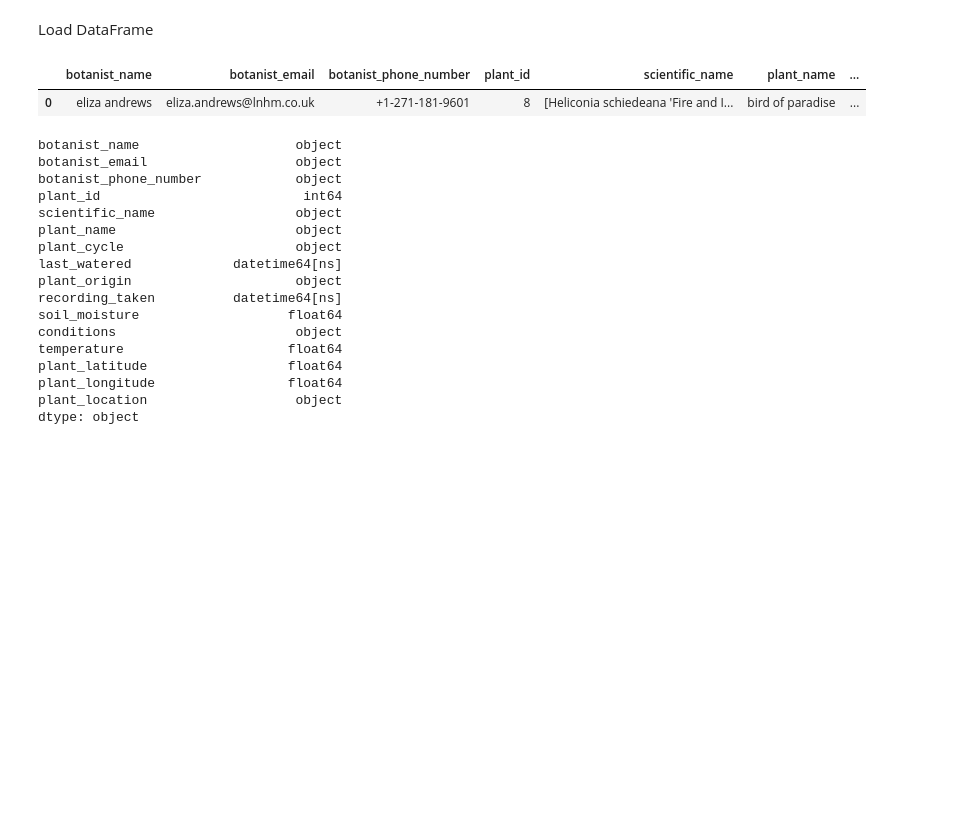
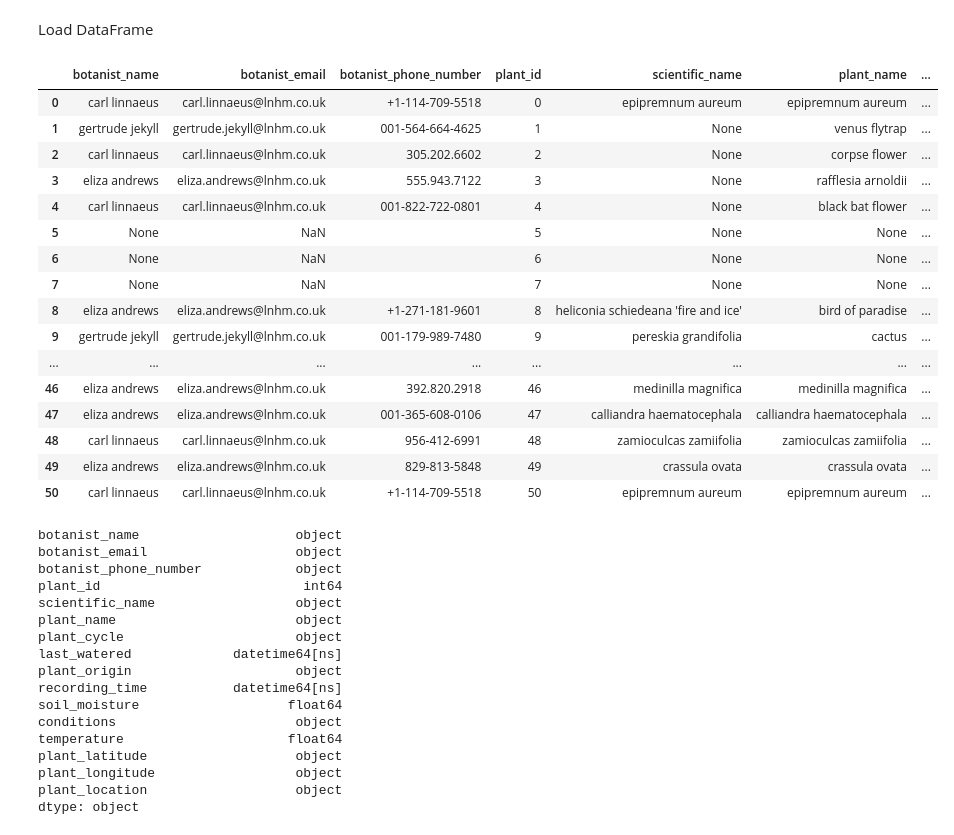
Before and after one commit to Annie-EXE/Plant-Sensor-Pipeline, a Jupyter notebook: transform.ipynb, the cells around one changed output. Saved outputs shown, nothing was run; the diff lists cells and outputs as text; code cells hidden in the pictures; blank space fills up the shorter version.

Commit message:
integrated extract and transform scripts

```diff
--- a/transform.ipynb
+++ b/transform.ipynb
@@ -10,18 +10,33 @@ from transform import load_data, flatten_data, build_plant_dataframe
 # %% [markdown]
 Load DataFrame
 # %%
-json_file_path = 'mock_transform_data.json'
+json_file_path = 'recent_plant_data.json'
 
 loaded_data_from_file = load_data(json_file_path)
 
 flatted_plant_data = flatten_data(loaded_data_from_file)
 
 plant_df = build_plant_dataframe(flatted_plant_data)
 
 plant_df
 # %% [output]
 |  | botanist_name | botanist_email | botanist_phone_number | plant_id | scientific_name | plant_name | ... |
-| 0 | eliza andrews | eliza.andrews@lnhm.co.uk | +1-271-181-9601 | 8 | [Heliconia schiedeana 'Fire and I... | bird of paradise | ... |
+| 0 | carl linnaeus | carl.linnaeus@lnhm.co.uk | +1-114-709-5518 | 0 | epipremnum aureum | epipremnum aureum | ... |
+| 1 | gertrude jekyll | gertrude.jekyll@lnhm.co.uk | 001-564-664-4625 | 1 | None | venus flytrap | ... |
+| 2 | carl linnaeus | carl.linnaeus@lnhm.co.uk | 305.202.6602 | 2 | None | corpse flower | ... |
+| 3 | eliza andrews | eliza.andrews@lnhm.co.uk | 555.943.7122 | 3 | None | rafflesia arnoldii | ... |
+| 4 | carl linnaeus | carl.linnaeus@lnhm.co.uk | 001-822-722-0801 | 4 | None | black bat flower | ... |
+| 5 | None | NaN |  | 5 | None | None | ... |
+| 6 | None | NaN |  | 6 | None | None | ... |
+| 7 | None | NaN |  | 7 | None | None | ... |
+| 8 | eliza andrews | eliza.andrews@lnhm.co.uk | +1-271-181-9601 | 8 | heliconia schiedeana 'fire and ice' | bird of paradise | ... |
+| 9 | gertrude jekyll | gertrude.jekyll@lnhm.co.uk | 001-179-989-7480 | 9 | pereskia grandifolia | cactus | ... |
+| ... | ... | ... | ... | ... | ... | ... | ... |
+| 46 | eliza andrews | eliza.andrews@lnhm.co.uk | 392.820.2918 | 46 | medinilla magnifica | medinilla magnifica | ... |
+| 47 | eliza andrews | eliza.andrews@lnhm.co.uk | 001-365-608-0106 | 47 | calliandra haematocephala | calliandra haematocephala | ... |
+| 48 | carl linnaeus | carl.linnaeus@lnhm.co.uk | 956-412-6991 | 48 | zamioculcas zamiifolia | zamioculcas zamiifolia | ... |
+| 49 | eliza andrews | eliza.andrews@lnhm.co.uk | 829-813-5848 | 49 | crassula ovata | crassula ovata | ... |
+| 50 | carl linnaeus | carl.linnaeus@lnhm.co.uk | +1-114-709-5518 | 50 | epipremnum aureum | epipremnum aureum | ... |
 # %%
 plant_df.dtypes
 # %% [output]
@@ -34,11 +49,11 @@ plant_name                       object
 plant_cycle                      object
 last_watered             datetime64[ns]
 plant_origin                     object
-recording_taken          datetime64[ns]
+recording_time           datetime64[ns]
 soil_moisture                   float64
 conditions                       object
 temperature                     float64
-plant_latitude                  float64
-plant_longitude                 float64
+plant_latitude                   object
+plant_longitude                  object
 plant_location                   object
 dtype: object
```
Also changed, not shown: 3 other files.
